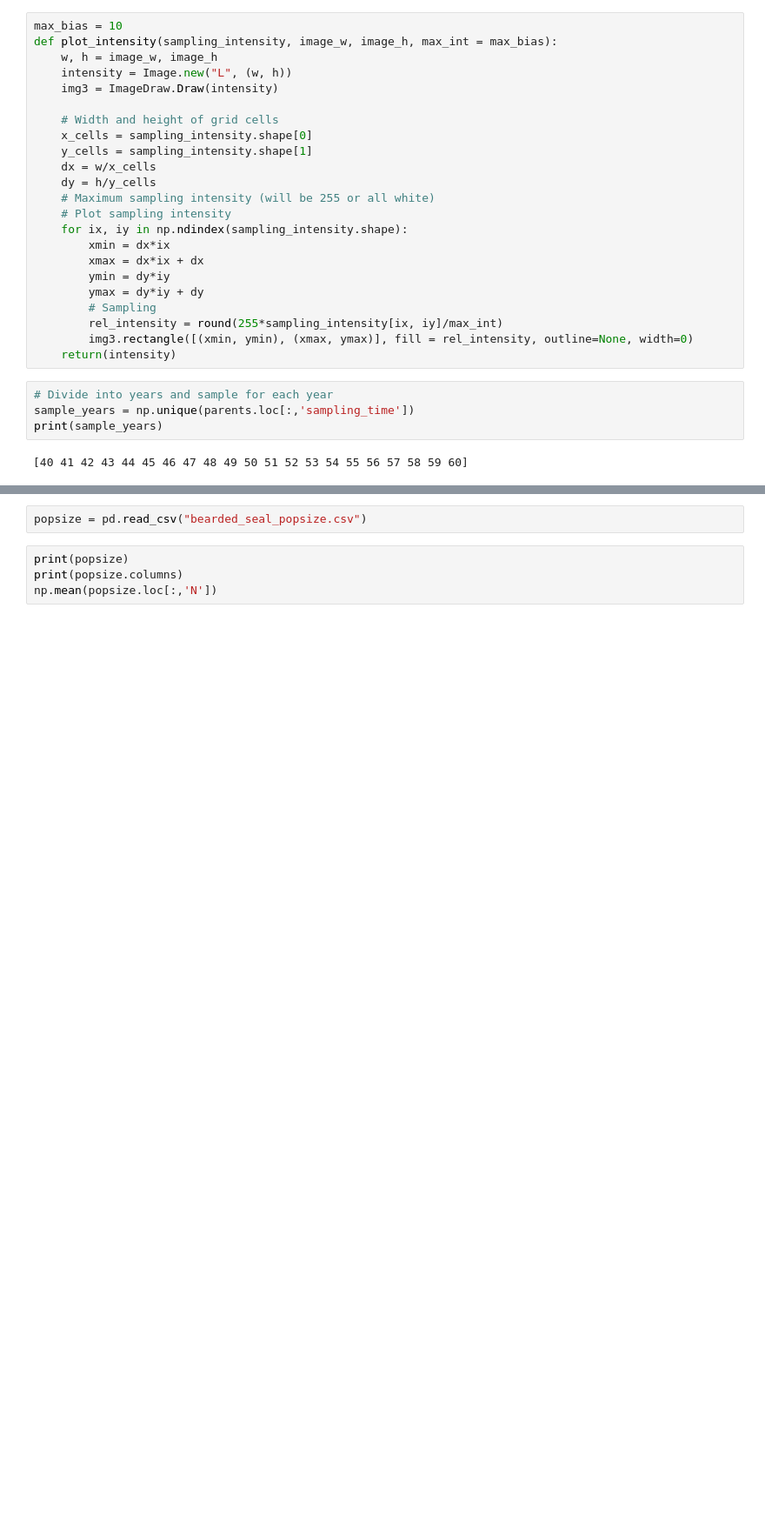
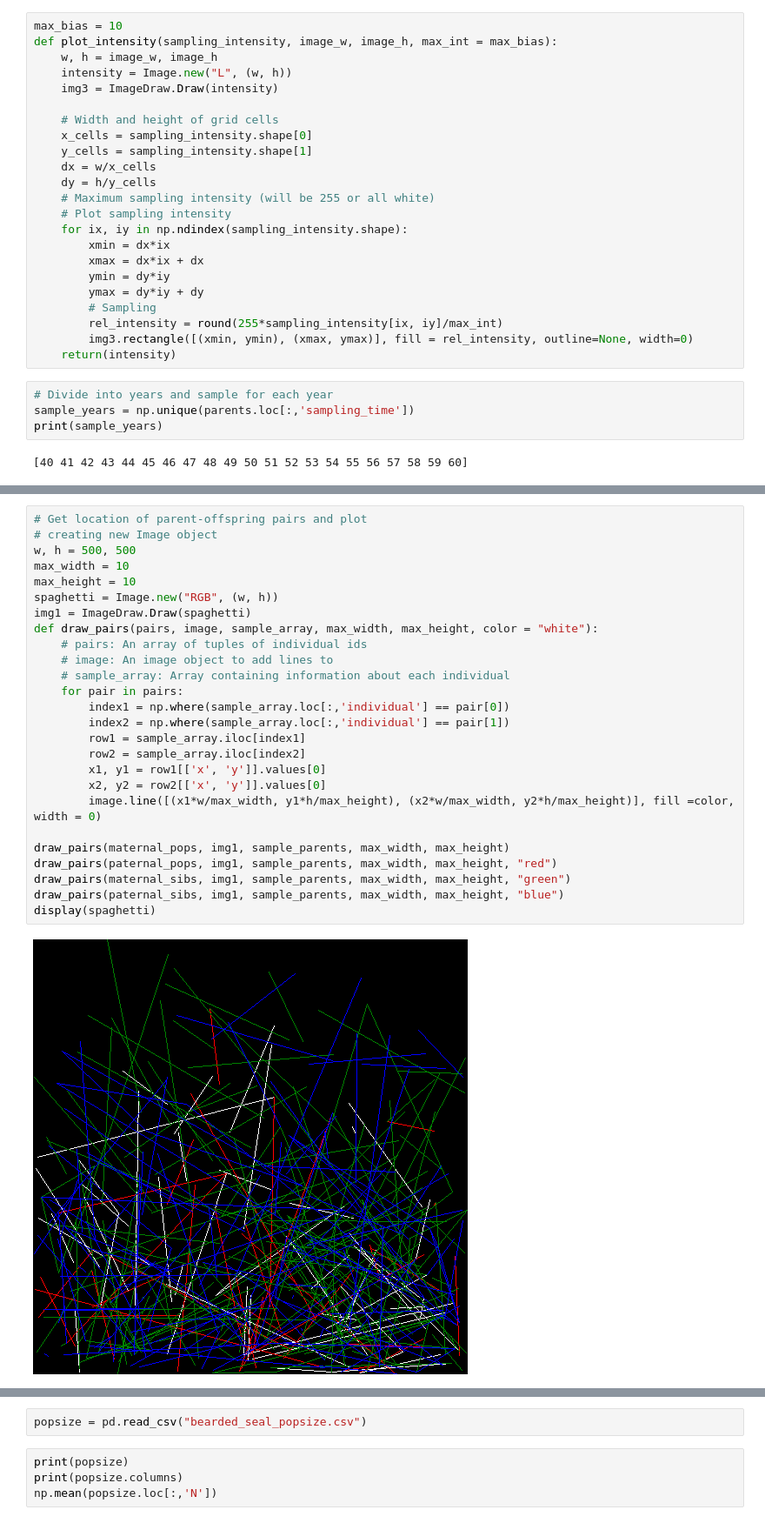
Before and after one commit to giliapatterson/spatial_ckmr, a Jupyter notebook: replicate_conn/bearded_seals.ipynb, the cells around one changed output, grey strips where cells are left out. Shown at 87% size. Drawn from its saved outputs; the diff is of its cells as text; blank space fills up the shorter version.

```diff
--- a/replicate_conn/bearded_seals.ipynb
+++ b/replicate_conn/bearded_seals.ipynb
@@ -167,0 +306,28 @@ print(sample)
+# %%
+# Get location of parent-offspring pairs and plot
+# creating new Image object
+w, h = 500, 500
+max_width = 10
+max_height = 10
+spaghetti = Image.new("RGB", (w, h))
+img1 = ImageDraw.Draw(spaghetti)
+def draw_pairs(pairs, image, sample_array, max_width, max_height, color = "white"):
+    # pairs: An array of tuples of individual ids
+    # image: An image object to add lines to
+    # sample_array: Array containing information about each individual
+    for pair in pairs:
+        index1 = np.where(sample_array.loc[:,'individual'] == pair[0])
+        index2 = np.where(sample_array.loc[:,'individual'] == pair[1])
+        row1 = sample_array.iloc[index1]
+        row2 = sample_array.iloc[index2]
+        x1, y1 = row1[['x', 'y']].values[0]
+        x2, y2 = row2[['x', 'y']].values[0]
+        image.line([(x1*w/max_width, y1*h/max_height), (x2*w/max_width, y2*h/max_height)], fill =color, width = 0)
+
+draw_pairs(maternal_pops, img1, sample_parents, max_width, max_height)
+draw_pairs(paternal_pops, img1, sample_parents, max_width, max_height, "red")
+draw_pairs(maternal_sibs, img1, sample_parents, max_width, max_height, "green")
+draw_pairs(paternal_sibs, img1, sample_parents, max_width, max_height, "blue")
+display(spaghetti)
+# %% [output]
+[figure, added]
```
Also changed, not shown: parts of 11 cells of this notebook, 2 other files.
